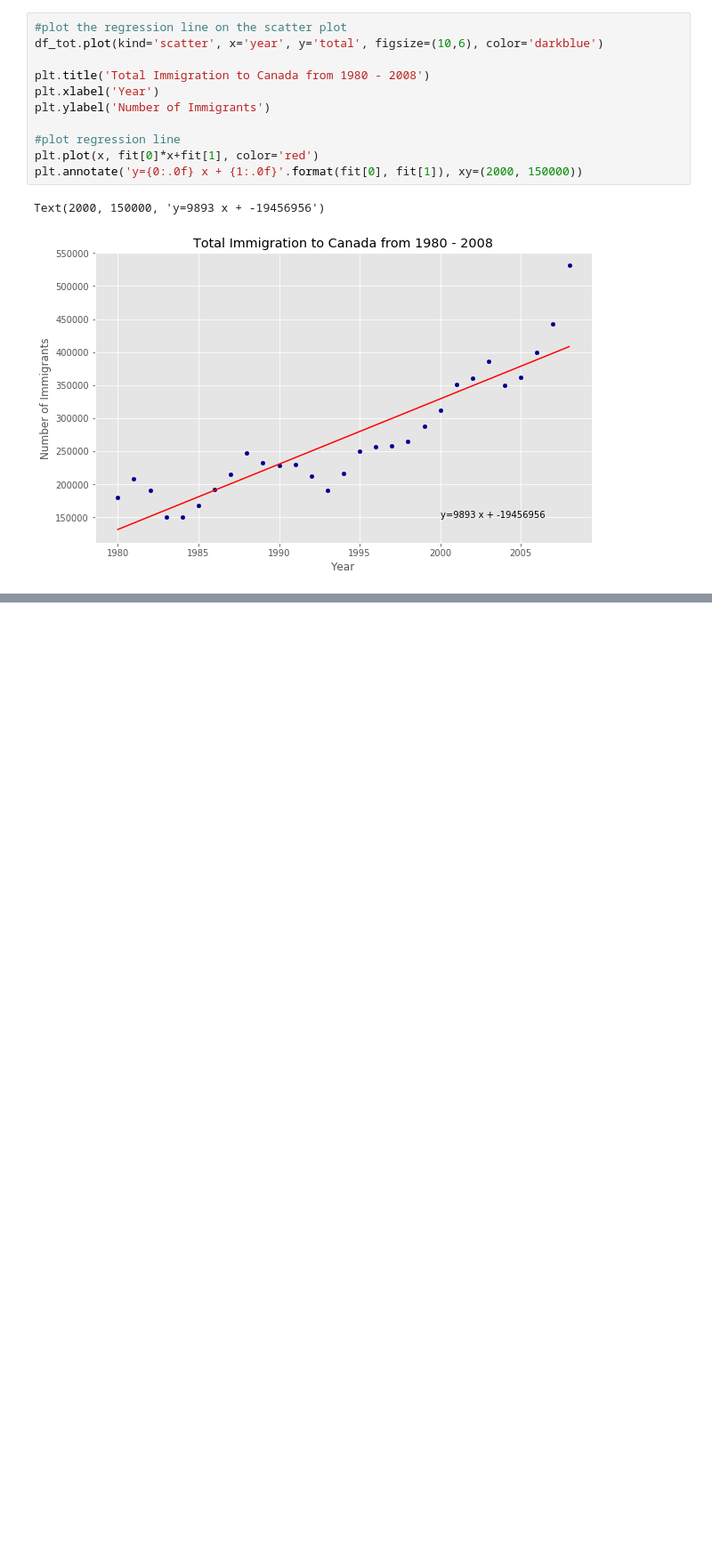
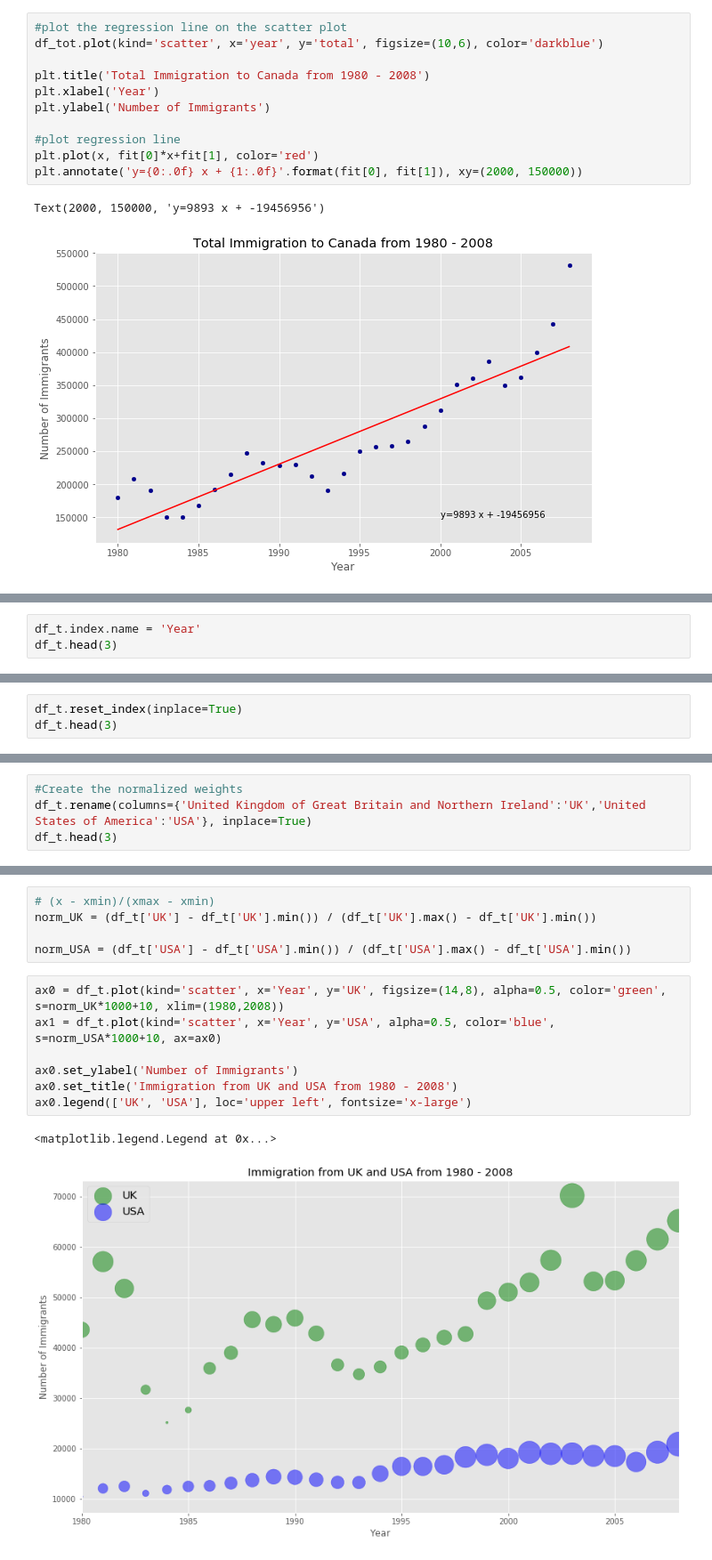
Before and after one commit to AmmaraRazzaq/dataVisualization_with_Python, a Jupyter notebook: Australia_Immigration.ipynb, the cells around one changed output, grey strips where cells are left out. Shown at 89% size. Cells and saved outputs as stored; diff of their text form; blank space fills up the shorter version.

Commit message:
bubble plots

```diff
--- a/Australia_Immigration.ipynb
+++ b/Australia_Immigration.ipynb
@@ -620,0 +642,3 @@ Text(2000, 150000, 'y=9893 x + -19456956')
+# %%
+df_t.index.name = 'Year'
+df_t.head(3)
@@ -620,0 +652,3 @@ Text(2000, 150000, 'y=9893 x + -19456956')
+# %%
+df_t.reset_index(inplace=True)
+df_t.head(3)
@@ -620,0 +661,4 @@ Text(2000, 150000, 'y=9893 x + -19456956')
+# %%
+#Create the normalized weights
+df_t.rename(columns={'United Kingdom of Great Britain and Northern Ireland':'UK','United States of America':'USA'}, inplace=True)
+df_t.head(3)
@@ -620,0 +671,15 @@ Text(2000, 150000, 'y=9893 x + -19456956')
+# %%
+# (x - xmin)/(xmax - xmin)
+norm_UK = (df_t['UK'] - df_t['UK'].min()) / (df_t['UK'].max() - df_t['UK'].min())
+
+norm_USA = (df_t['USA'] - df_t['USA'].min()) / (df_t['USA'].max() - df_t['USA'].min())
+# %%
+ax0 = df_t.plot(kind='scatter', x='Year', y='UK', figsize=(14,8), alpha=0.5, color='green', s=norm_UK*1000+10, xlim=(1980,2008))
+ax1 = df_t.plot(kind='scatter', x='Year', y='USA', alpha=0.5, color='blue', s=norm_USA*1000+10, ax=ax0)
+
+ax0.set_ylabel('Number of Immigrants')
+ax0.set_title('Immigration from UK and USA from 1980 - 2008')
+ax0.legend(['UK', 'USA'], loc='upper left', fontsize='x-large')
+# %% [output]
+<matplotlib.legend.Legend at 0x...>
+[figure, added]
```
Also changed, not shown: parts of 7 cells of this notebook.
